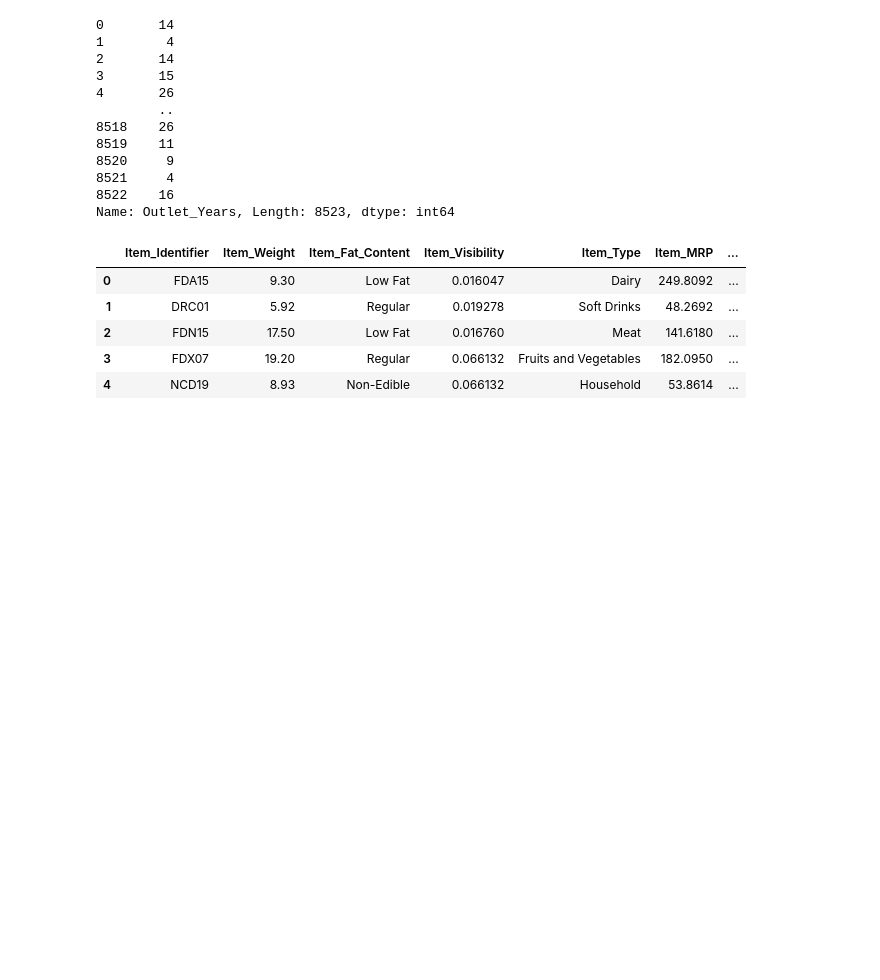
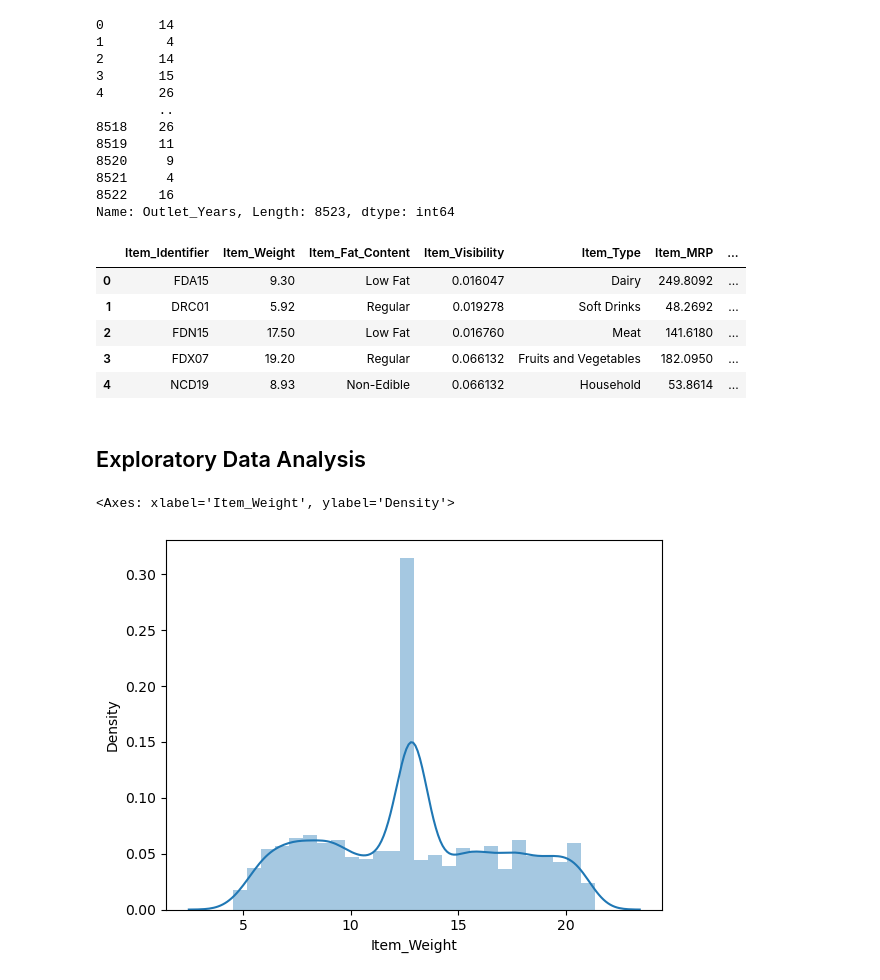
Before and after one commit to parveenxkashyap/bigmart-sales-prediction, a Jupyter notebook: notebook.ipynb, the cells around one changed output. Cells and saved outputs as stored; diff of their text form; code cells hidden in the pictures; blank space fills up the shorter version.

```diff
--- a/notebook.ipynb
+++ b/notebook.ipynb
@@ -305,3 +305,10 @@ df.head()
 | 2 | FDN15 | 17.50 | Low Fat | 0.016760 | Meat | 141.6180 | ... |
 | 3 | FDX07 | 19.20 | Regular | 0.066132 | Fruits and Vegetables | 182.0950 | ... |
 | 4 | NCD19 | 8.93 | Non-Edible | 0.066132 | Household | 53.8614 | ... |
+# %% [markdown]
+## Exploratory Data Analysis
+# %%
+sns.distplot(df['Item_Weight'])
+# %% [output]
+<Axes: xlabel='Item_Weight', ylabel='Density'>
+[figure, added]
```
Also changed, not shown: parts of 11 cells of this notebook.
